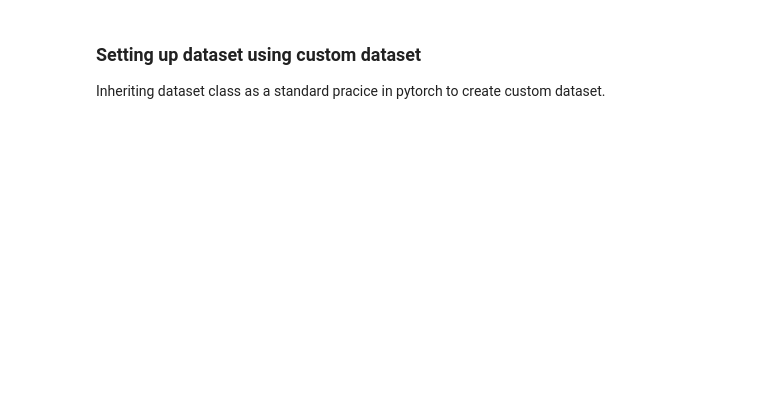
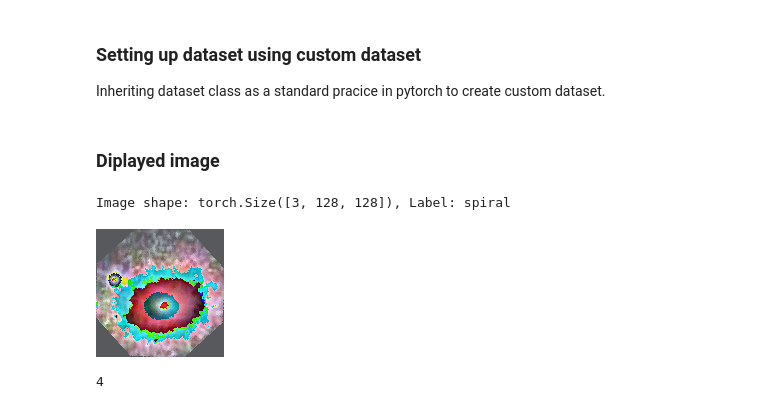
Before and after one commit to YubikNakarmi/galaxy-classification, a Jupyter notebook: notebooks/image_preprocessing.ipynb, the cells around one changed output. Cells and saved outputs as stored; diff of their text form; code cells hidden in the pictures; blank space fills up the shorter version.

Commit message:
image preproecssing: notebook and preprocessing steps complete

```diff
--- a/notebooks/image_preprocessing.ipynb
+++ b/notebooks/image_preprocessing.ipynb
@@ -7,0 +11,3 @@ import random
+# %%
+labels_df = pd.read_csv(r"D:\galaxy classification\data\preprocessed\labels\labeled_data_1.csv")
+seed = 42
@@ -33,7 +27,5 @@ val_transforms = transforms.Compose([
 # %%
 class GalaxyDataset(Dataset):
-    ''' Custom dataset for galaxy classification weith weighted samplers.
-    Assume the mappping and label datasets are already merged'''
 
     CLASS_NAMES = {
     0: "completely_round_smooth",
@@ -50,14 +42,18 @@ class GalaxyDataset(Dataset):
         self.CLASS_NAMES = class_names
 
     def __len__(self):
-        return len(self.dataset)
+        return len(self.labels)
 
     def __getitem__(self, idx):
 
         row = self.labels.iloc[idx]
-        img_path = os.path.join(self.img_dir, row['objid'],".jpg")
+        img_path = os.path.join(self.img_dir, f"{str(row['asset_id'])}.jpg")# load img based on img name
+
+        if not os.path.exists(img_path):
+            raise FileNotFoundError(f"Image not found: {img_path}")
+
         image = Image.open(img_path).convert('RGB')
-        label = int(row['label'])  # Label column assumed to be named "label"
+        label = int(row['label'])
 
         if self.transform:
             image = self.transform(image)
@@ -75,3 +71,18 @@ class GalaxyDataset(Dataset):
             num_samples = len(sample_weights),
             replacement = True
         )
+# %%
+raw_transforms = transforms.Compose([
+    transforms.CenterCrop(random.randint(170, 240)),
+    transforms.Resize(160),
+    transforms.RandomCrop(128),
+    transforms.RandomRotation(degrees = [90, 180]),
+    transforms.RandomRotation(degrees = [0,270]),
+    transforms.RandomHorizontalFlip(),
+    transforms.ColorJitter(brightness=0.4, contrast=0.4, saturation=0.4, hue=0.1),
+    transforms.ToTensor(),
+    transforms.Normalize(mean=[0.1376, 0.1276, 0.1187],
+                         std= [0.1728, 0.1586, 0.1488])
+])
+# %%
+dataset = GalaxyDataset(img_dir="D:\galaxy classification\images", labels_df=labels_df, transform=raw_transforms)
@@ -77,0 +96,15 @@ class GalaxyDataset(Dataset):
+# %% [markdown]
+### Diplayed image
+# %%
+image,label = dataset[0]
+print(f"Image shape: {image.shape}, Label: {subset_dataset.dataset.CLASS_NAMES[label]}")
+sample_img = transforms.ToPILImage()(image)
+
+sample_img
+# %% [output]
+Image shape: torch.Size([3, 128, 128]), Label: spiral
+[figure, added]
+# %%
+label
+# %% [output]
+4
```
Also changed, not shown: parts of 6 cells of this notebook, 8 other files.
